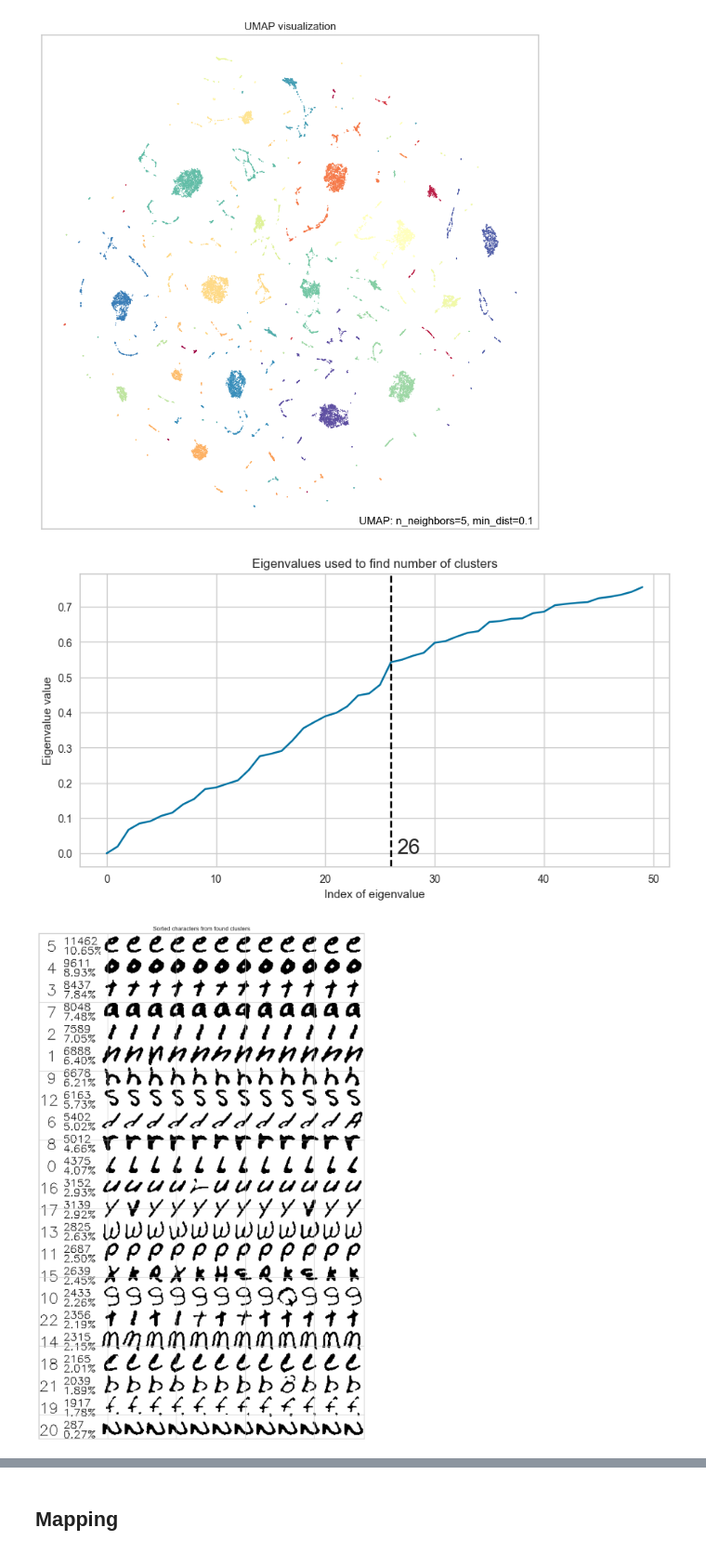
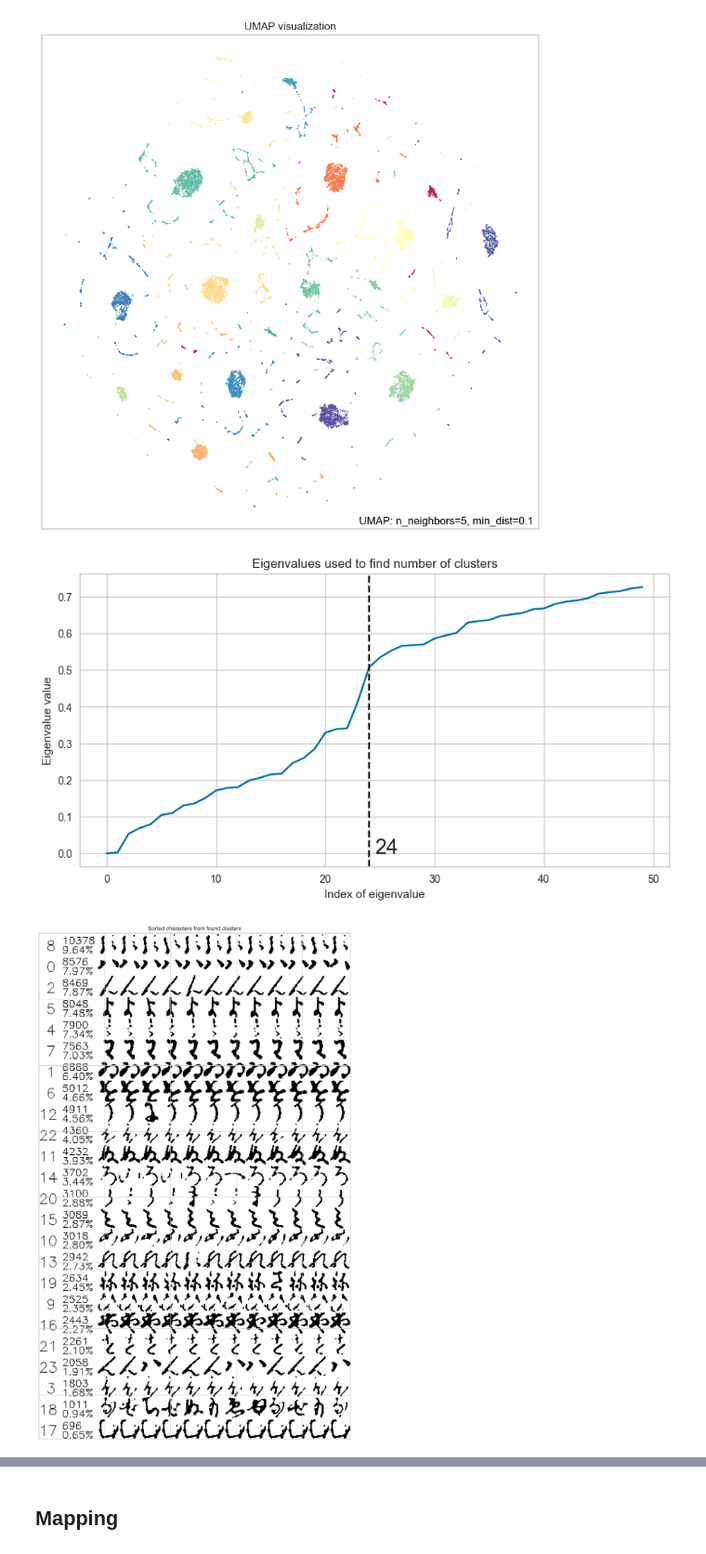
Before and after one commit to klima7/KMNIST-EMNIST-Translator, a Jupyter notebook: training/mid_distortions_1_char.ipynb, the cells around one changed output, grey strips where cells are left out. Shown at 93% size. Drawn from its saved outputs; the diff is of its cells as text; code cells hidden in the pictures.

```diff
--- a/training/mid_distortions_1_char.ipynb
+++ b/training/mid_distortions_1_char.ipynb
@@ -62,7 +62,7 @@ training.show_datasets(emnist_chars, kmnist_chars, samples_count=10)
 conf = Config(
     name='mid_distortions_1_char',
     emnist_ae=SimpleAutoencoder(output_features=11),
-    kmnist_ae=SimpleAutoencoder(output_features=11)
+    kmnist_ae=SimpleAutoencoder(output_features=12)
 )
 
 econf = conf.emnist
@@ -153,18 +157,18 @@ utils.visualize_clusters(encoded_kmnist, labels=true_labels, n_samples=25_000)
 # %%
 kmnist_n_clusters = utils.get_number_of_clusters_with_eigen_values(encoded_kmnist, n_samples=10_000)
 # %% [output]
-[figure, old version]
+[figure, new version]
 # %%
 kconf.clusterizer = EnhancedSpectralClustering(n_clusters=kmnist_n_clusters)
-kconf.clusterizer.fit(utils.sample(encoded_kmnist, n=25_000))
+kconf.clusterizer.fit(utils.sample(encoded_kmnist, n=20_000))
 # %%
 kmnist_labels = kconf.clusterizer.predict(encoded_kmnist)
 sorted_encoded_kmnist = utils.sort_by_labels(encoded_kmnist, labels=kmnist_labels)
 sorted_true_labels = utils.sort_by_labels(true_labels, labels=kmnist_labels)
 # %%
-utils.show_sorted_characters(sorted_encoded_emnist, econf.autoencoder, binarize=True);
+utils.show_sorted_characters(sorted_encoded_kmnist, kconf.autoencoder, binarize=True);
 # %% [output]
-[figure, old version]
+[figure, new version]
 # %%
 utils.show_clusters_consistency_matrix(sorted_true_labels);
 # %% [output]
```
Also changed, not shown: parts of 19 cells of this notebook, 5 other files.
